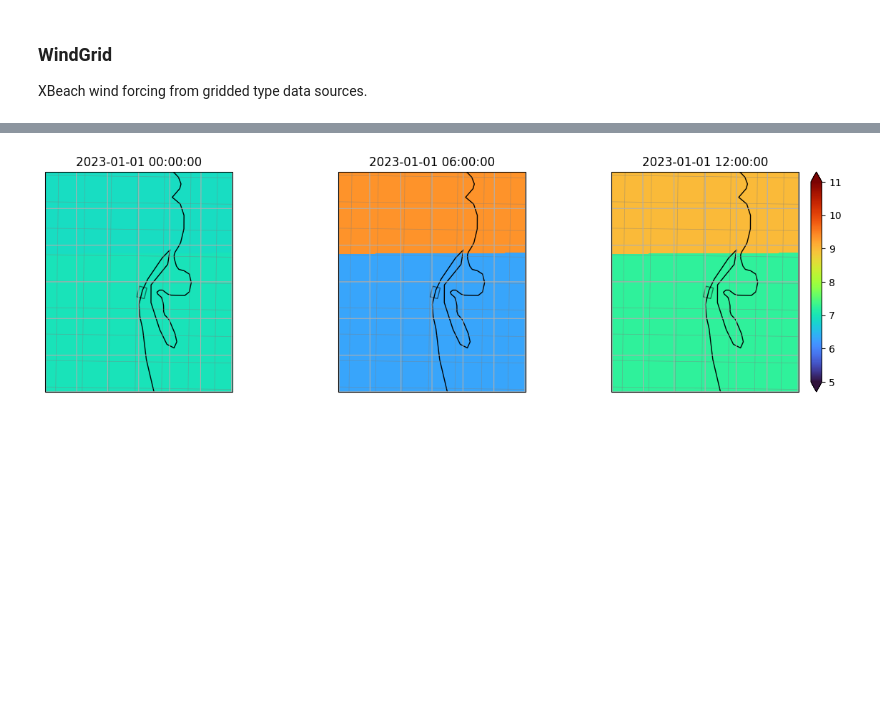
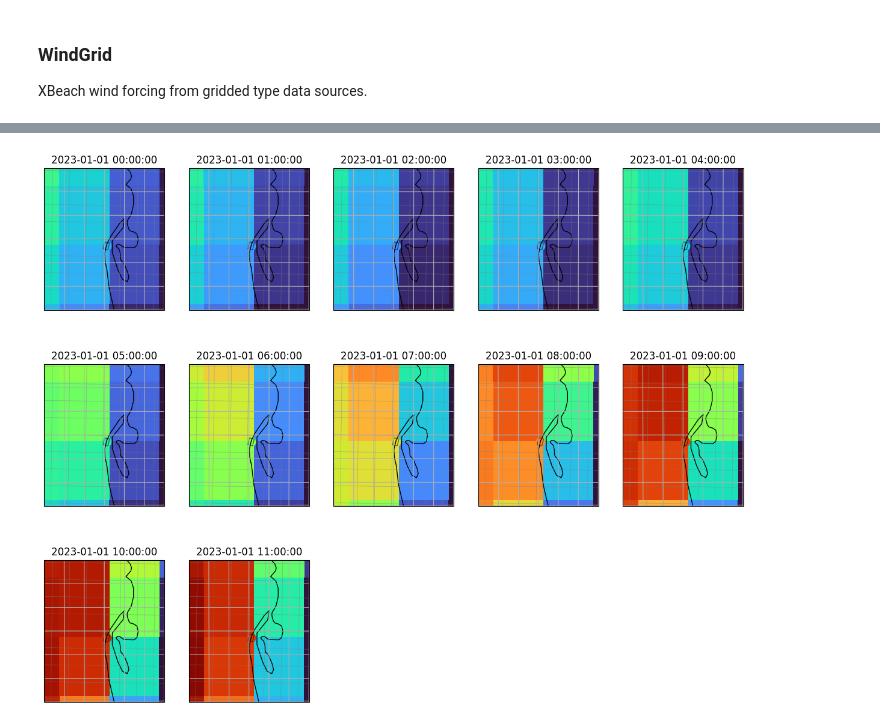
Before and after one commit to rom-py/rompy-notebooks, a Jupyter notebook: notebooks/xbeach/forcing-demo.ipynb, the cells around one changed output, grey strips where cells are left out. Drawn from its saved outputs; the diff is of its cells as text; code cells hidden in the pictures; blank space fills up the shorter version.

```diff
--- a/notebooks/xbeach/forcing-demo.ipynb
+++ b/notebooks/xbeach/forcing-demo.ipynb
@@ -44,7 +44,8 @@ from rompy_xbeach.source import SourceCRSFile
 # %%
 # Data source
 source_wind_grid = SourceCRSFile(
-    uri="../../../rompy-xbeach/tests/data/era5-20230101.nc",
+    # uri="../../../rompy-xbeach/tests/data/era5-20230101.nc",
+    uri="../../../rompy-xbeach/tests/data/era5.nc",
     crs=4326,
 )
 source_wind_station = SourceCRSFile(
@@ -341,14 +368,14 @@ Attributes:
 # %%
-vmin = 5
-vmax = 11
+vmin = 4
+vmax = 14
 cmap = "turbo"
 
 wspd = (dset.u10 ** 2 + dset.v10 ** 2) ** 0.5
 
-fig, axs = plt.subplots(1, 3, figsize=(15, 4), subplot_kw=dict(projection=grid.projection))
+fig, axs = plt.subplots(3, 5, figsize=(15, 12), subplot_kw=dict(projection=grid.projection))
 
 for i, ax in enumerate(axs.flat):
-    if i > df.shape[0] - 1:
+    if i > 11:
         ax.axis("off")
         continue
 
@@ -356,39 +383,39 @@ for i, ax in enumerate(axs.flat):
 
     # Plot the source data
     source_data = wspd.isel(time=i)
-    source_data.plot(
+    p = source_data.plot(
         ax=ax,
         transform=ccrs.PlateCarree(),
         vmin=vmin,
         vmax=vmax,
         cmap=cmap,
-        add_colorbar=True if i == 2 else False,
+        add_colorbar=False,
     )
 
     # Plot the generated data
     generated_data = df.loc[df.index[i]]
     ax.scatter(
         grid.centre[0],
         grid.centre[1],
         s=110,
         c=generated_data.wspd,
         transform=grid.transform,
         vmin=vmin,
         vmax=vmax,
         cmap=cmap,
     )
 
     # Plot the grid
     ax = grid.plot(
         ax=ax,
         grid_kwargs=dict(facecolor="none", edgecolor="black", alpha=0.5),
         set_gridlines=False,
         show_origin=False,
         show_offshore=False,
     )
 
     ax.set_extent([115.3, 115.9, -32.9, -32.3])
     ax.set_title(f"{generated_data.name}")
     ax.gridlines(draw_labels=False)
 # %% [output]
-[figure, old version]
+[figure, new version]
```
Also changed, not shown: parts of 2 cells of this notebook.
